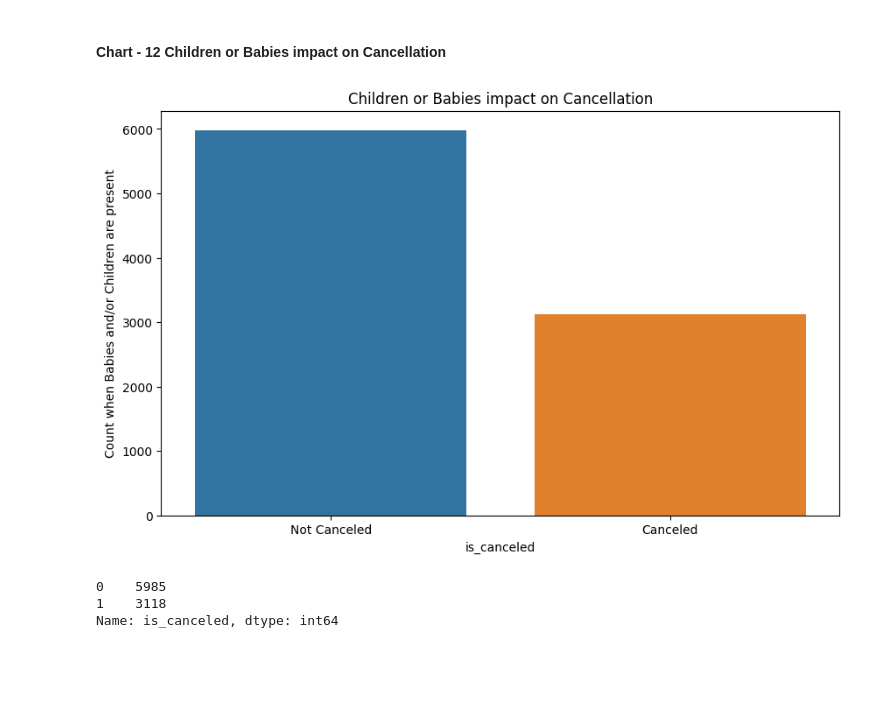
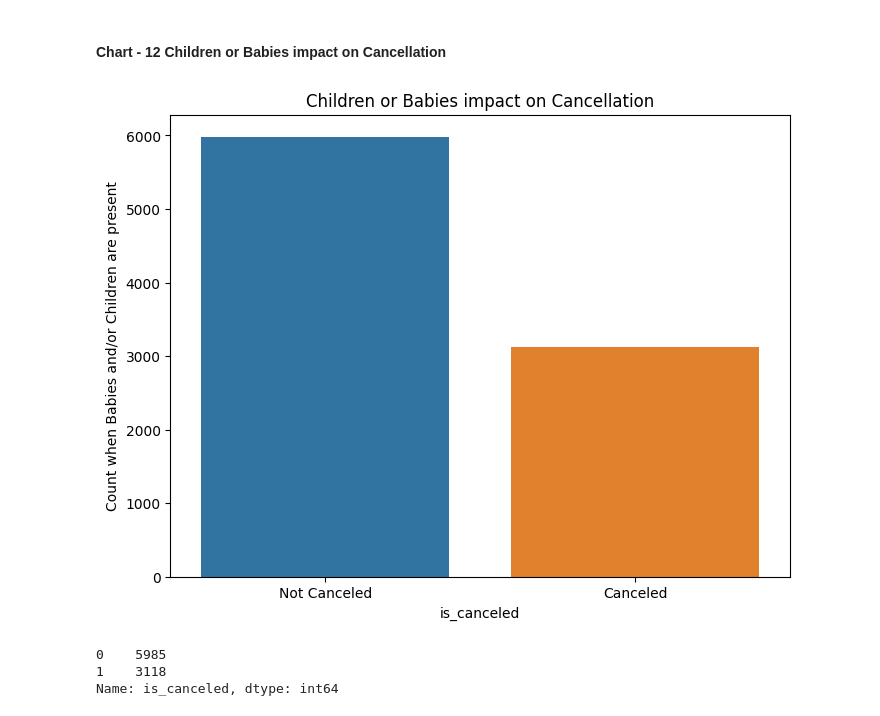
Before and after one commit to pankajmanisahu/EDA-ON-HOTEL-BOOKING-ANALYSIS, a Jupyter notebook: 24_DEC_HOTEL_BOOKING_ANALYSIS_EDA.ipynb, the cells around one changed output. Saved outputs shown, nothing was run; the diff lists cells and outputs as text; code cells hidden in the pictures; blank space fills up the shorter version.

```diff
--- a/24_DEC_HOTEL_BOOKING_ANALYSIS_EDA.ipynb
+++ b/24_DEC_HOTEL_BOOKING_ANALYSIS_EDA.ipynb
@@ -878,21 +878,21 @@ Not assigning the requested room type can have a negative impact on hotel revenu
 # %%
 # Chart - 12 visualization code
 # filtering dataframe when 'babies' > 0 and 'children' > 0
 
 temp_df4 = df[(df['babies'] > 0) | (df['children'] > 0)]
 
 # visualizing cancellation rate when babies and/or children(s) are present
 
-plt.figure(figsize = (10,6))
+plt.figure(figsize = (8,6))
 sns.countplot(x = 'is_canceled', data = temp_df4)
 
 # set labels
 plt.title('Children or Babies impact on Cancellation')
 plt.ylabel('Count when Babies and/or Children are present')
 plt.xticks([0,1],['Not Canceled','Canceled'])
 plt.show()
 # %% [output]
-[figure, old version]
+[figure, new version]
 # %%
 temp_df4['is_canceled'].value_counts()
 # %% [output]
```
Also changed, not shown: parts of 19 cells of this notebook.
